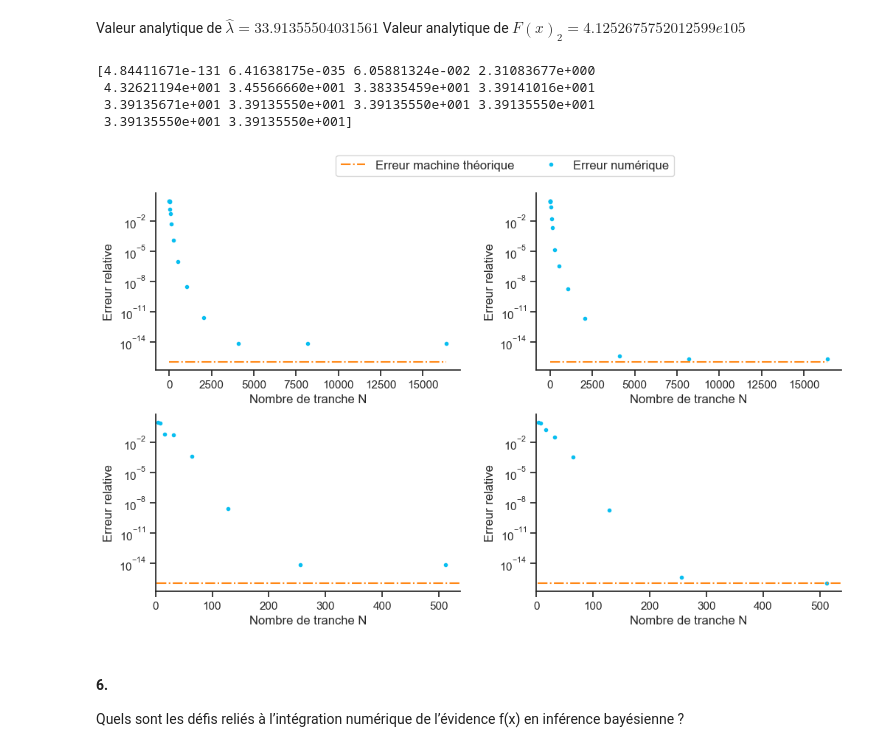
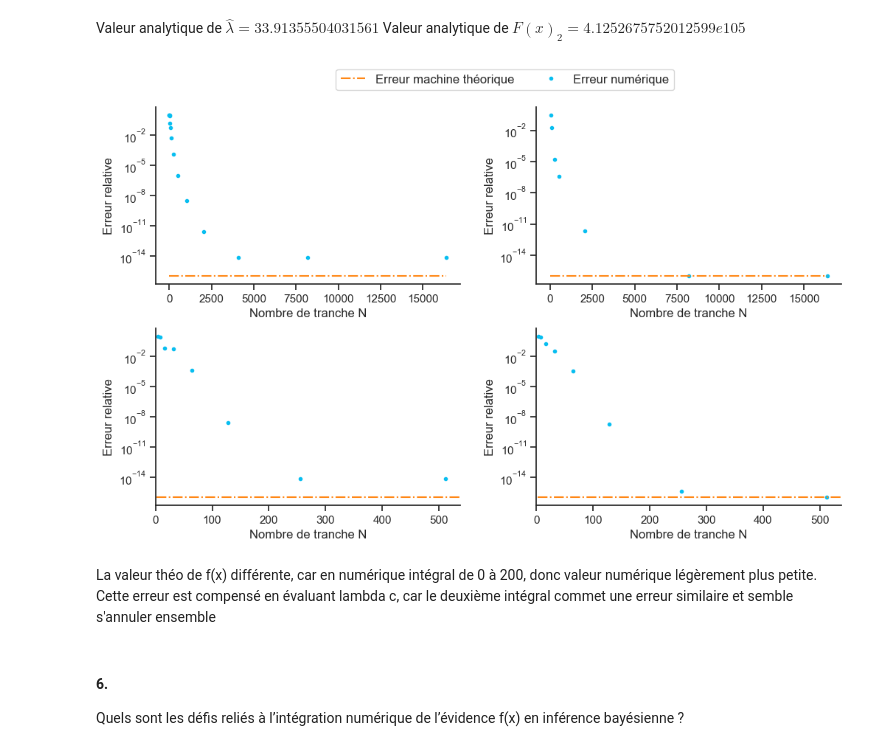
Before and after one commit to BETRU21/PhysNum, a Jupyter notebook: TP1_PhilippeTruchon_SamuelFortin_BenjaminTrudel.ipynb, the cells around one changed output. Cells and saved outputs as stored; diff of their text form; code cells hidden in the pictures.

```diff
--- a/TP1_PhilippeTruchon_SamuelFortin_BenjaminTrudel.ipynb
+++ b/TP1_PhilippeTruchon_SamuelFortin_BenjaminTrudel.ipynb
@@ -48,6 +48,7 @@ def readTXT(path: str):
 
 
 # Intégration par méthode de Simpson 'nested' et récursive dans le cas d'instabilité créer par le 'nesting'.
+# Bonne pour trouvé le chemin le plus rapide, mais une fois trouvé plus efficace de trouvé le résultat avec Simpson simple
 def nested_simpson(f: callable, a: float, b: float, N: int):
     if N < 3:
         return "La valeur minimale est 3, car la méthode de simpson nécessite 3 points par approximation"
@@ -161,6 +162,13 @@ def show_Simpson(res):
     print("Le résultat final est", "%.15E" % (r[-1]), end=" ")
     print("avec N = ", res[2] * i, ".")
     print("")
+
+# Pour s'assurer de garder le bon nombre sig figs
+def round_significant_digits(x, precision=4):
+    string = np.format_float_positional(x, unique=False, fractional=False, trim='k', precision=precision)
+    return float(string)
+
+round_significant_digits_vectorized = np.vectorize(round_significant_digits, otypes=[object])
 # %% [markdown]
 ### Questions:
 # %% [markdown]
@@ -366,7 +374,7 @@ for k in xs:
     y3.append(y)
 # %%
 fx2 = 4.1252675752012599e105
-
+lc2 = 33.91355504031561
 y0 = []
 for i in test[2]:
     y0.append(i[-1])
@@ -376,43 +384,45 @@ for i in lct_romberg[2]:
 
 x0 = 2**np.arange(1,len(y0)+1)
 x1 = 2**np.arange(1,len(y1)+1)
 
-yr0 = abs(np.array(y0)-fx2)/fx2
-yr1 = (abs((np.array(y1)/(fx_romberg.nominal_value))-33.91355504031561))/33.91355504031561
-print((np.array(y1)/(fx_romberg.nominal_value)))
-ys0 = abs(np.array(y2)-fx2)/fx2
-ys1 = (abs((np.array(y3)/(fx_simpson.nominal_value))-33.91355504031561))/33.91355504031561
+yr0 = abs(np.array(y0, dtype=object)-fx2)/fx2
+# L'ajout est pour régler un problème de sig figs avec ce cas spécifique (trop de sigs générer par la division)
+yr1 = (round_significant_digits_vectorized(abs((np.array(y1, dtype=object)/(fx_romberg.nominal_value))),precision=16)-lc2)/lc2
+ys0 = abs(np.array(y2, dtype=object)-fx2)/fx2
+ys1 = (abs((np.array(y3, dtype=object)/(fx_simpson.nominal_value))-lc2))/lc2
+
+yr1[-2] = 1e-16 # On obtient zéro qui ne parait pas sur un graph log
+yr1[-1] = 1e-16 # On obtient zéro qui ne parait pas sur un graph log
 ys1[-1] = 1e-16 # On obtient zéro qui ne parait pas sur un graph log
+
 
 fig, ax = plt.subplots(nrows=2, ncols=2, figsize=(12,6))
 plt.subplots_adjust(bottom=0, top=0.9, wspace=0.25, hspace=0.25)
 for i in ax:
     for j in i:
         j.set_yscale("log")
         #j.set_xscale("log")
         j.set_xlabel("Nombre de tranche N")
         j.set_ylabel("Erreur relative")
 ax[0][0].plot(x0, yr0, marker=".", color="#08BEF0", linestyle="None") # f(x) romberg
 ax[0][0].plot([x0[0], x0[-1]], [1e-16, 1e-16], color="#FF8715", linestyle="-.")
 ax[0][1].plot(x1,yr1, marker=".", color="#08BEF0", linestyle="None") # lambda romberg
 ax[0][1].plot([x1[0], x1[-1]], [1e-16, 1e-16], color="#FF8715", linestyle="-.")
 
 ax[1][0].set_xlim([0, x2[-1]*1.05])
 ax[1][1].set_xlim([0, x3[-1]*1.05])
 ax[1][0].plot(x2, ys0, marker=".", color="#08BEF0", linestyle="None") # f(x) simpson
 ax[1][0].plot([x0[0], x0[-1]], [1e-16, 1e-16], color="#FF8715", linestyle="-.")
 ax[1][1].plot(x3,ys1, marker=".", color="#08BEF0", linestyle="None") # lambda simpson
 ax[1][1].plot([x0[0], x0[-1]], [1e-16, 1e-16], color="#FF8715", linestyle="-.")
 
 legend_elements = [Line2D([],[], color="#FF8715", label="Erreur machine théorique", linestyle="-."), Line2D([],[], color="#08BEF0", label="Erreur numérique", linestyle="None", marker=".")]
 fig.legend(handles=legend_elements, fontsize=12, loc=9, bbox_to_anchor=(0.27,0.5,0.5,0.5), ncols=2)
 plt.show()
 # %% [output]
-[4.84411671e-131 6.41638175e-035 6.05881324e-002 2.31083677e+000
- 4.32621194e+001 3.45566660e+001 3.38335459e+001 3.39141016e+001
- 3.39135671e+001 3.39135550e+001 3.39135550e+001 3.39135550e+001
- 3.39135550e+001 3.39135550e+001]
-[figure, old version]
+[figure, new version]
+# %% [markdown]
+La valeur théo de f(x) différente, car en numérique intégral de 0 à 200, donc valeur numérique légèrement plus petite. Cette erreur est compensé en évaluant lambda c, car le deuxième intégral commet une erreur similaire et semble s'annuler ensemble
 # %% [markdown]
 #### 6.
 
```
Also changed, not shown: parts of 2 cells of this notebook.
